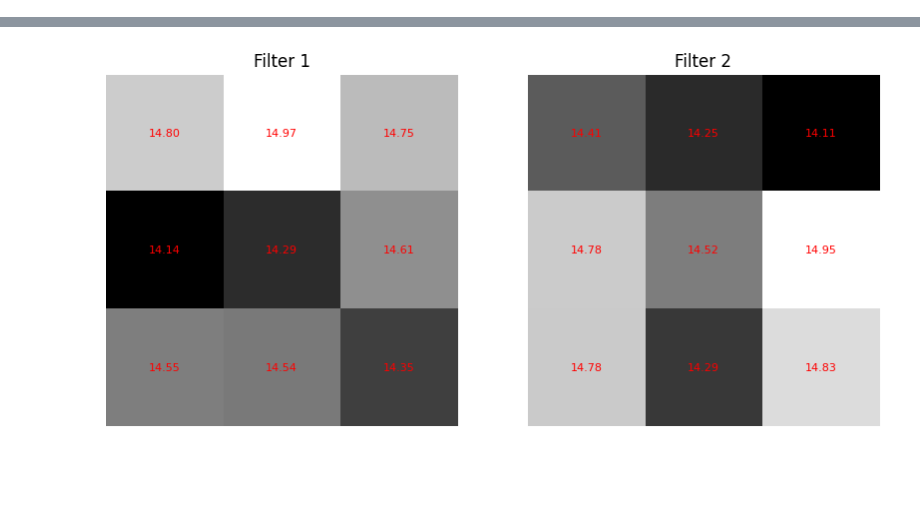
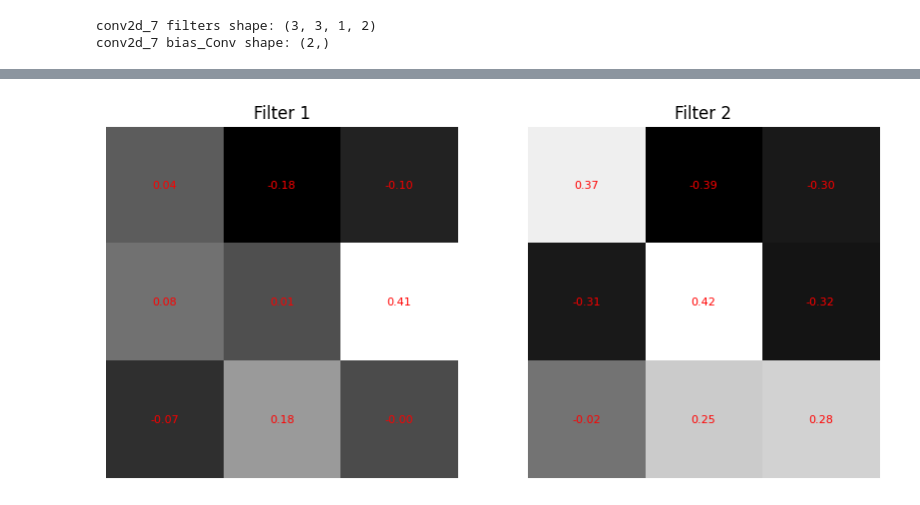
Before and after one commit to Nandini-Kanawade/BreakingUp_CNN, a Jupyter notebook: KernelVisualization.ipynb, the cells around one changed output, grey strips where cells are left out. Drawn from its saved outputs; the diff is of its cells as text; code cells hidden in the pictures; blank space fills up the shorter version.

```diff
--- a/KernelVisualization.ipynb
+++ b/KernelVisualization.ipynb
@@ -187,9 +193,12 @@ for i in range(2):
 # %%
 # Compile the model
 model.compile(optimizer='adam',
-              loss='binary_crossentropy',
+              loss='categorical_crossentropy',
               metrics=['accuracy'])
 
 # Train the model
-model.fit(x_train_full, y_train_full, epochs=5)
+from keras.utils import to_categorical
+y_train = to_categorical(y_train, num_classes=10)
+y_test_full=to_categorical(y_test_full, num_classes=10)
+model.fit(x_train, y_train, epochs=15)
 # %% [output]
@@ -206,56 +222,32 @@ Epoch 5/5
 <keras.src.callbacks.history.History at 0x...>
+# %%
+weights_after=[]
+bias_after=[]
+
+with np.printoptions(precision=6, suppress=True):
+    for layer in model.layers:
+        if 'conv' in layer.name:
+            a, b = layer.get_weights()
+            weights_after.append(a)
+            bias_after.append(b)
+            print(f"{layer.name} filters shape: {a.shape}")
+            print(f"{layer.name} bias_Conv shape: {b.shape}")
+# %% [output]
+conv2d_7 filters shape: (3, 3, 1, 2)
+conv2d_7 bias_Conv shape: (2,)
 # %%
-weights=[]
-baises_dense=[]
-
-for layer in model.layers:
-    if 'conv' in layer.name:
-        filters, biases_Conv = layer.get_weights()
-        logger.info(f"{layer.name} filters shape: {filters.shape}")
-        logger.info(f"{layer.name} biases_Conv shape: {biases_Conv.shape}")
-    elif 'dense' in layer.name:
-        x, y = layer.get_weights()
-        weights.append(x)
-        baises_dense.append(y)
-        logger.info(f"{layer.name} weights shape: {x.shape}")
-        logger.info(f"{layer.name} biases_dense shape: {y.shape}")
-    else:
-        logger.info(f"{layer.name} has no weights to display")
-
-print(filters)
-print(biases_Conv)
-
-
 fig, axes = plt.subplots(1, 2, figsize=(10, 5))
-
 ax = axes[0]
-ax.imshow(filters[:, :, 0, 0], cmap='gray')
+ax.imshow(weights_after[0][:, :, 0, 0], cmap='gray')
 ax.set_title('Filter 1')
 ax.axis('off')
-for (i, j), val in np.ndenumerate(filters[:, :, 0, 0]):
+for (i, j), val in np.ndenumerate(weights_after[0][:, :, 0, 0]):
     ax.text(j, i, f'{val:.2f}', ha='center', va='center', color='red', fontsize=8)
-
-
 ax = axes[1]
-ax.imshow(filters[:, :, 0, 1], cmap='gray')
+ax.imshow(weights_after[0][:, :, 0, 1], cmap='gray')
 ax.set_title('Filter 2')
 ax.axis('off')
-for (i, j), val in np.ndenumerate(filters[:, :, 0, 1]):
+for (i, j), val in np.ndenumerate(weights_after[0][:, :, 0, 1]):
     ax.text(j, i, f'{val:.2f}', ha='center', va='center', color='red', fontsize=8)
-
 plt.show()
-
-for i in range(2):
-    mean = np.mean(filters[:, :, 0, i])
-    variance = np.var(filters[:, :, 0, i])
-    logger.info(f"Conv Layer {i + 1} Weights:")
-    logger.info(f"Mean: {mean}")
-    logger.info(f"Variance: {variance}")
-
-    mean = np.mean(biases_Conv[i])
-    variance = np.var(biases_Conv[i])
-    logger.info(f"Conv Layer {i + 1} Biases:")
-    logger.info(f"Mean: {mean}")
-    logger.info(f"Variance: {variance}")
-    logger.info("-" * 30)
 # %% [output]
@@ -292 +254 @@ for i in range(2):
-[figure, old version]
+[figure, new version]
```
Also changed, not shown: parts of 19 cells of this notebook, 7 other files.
